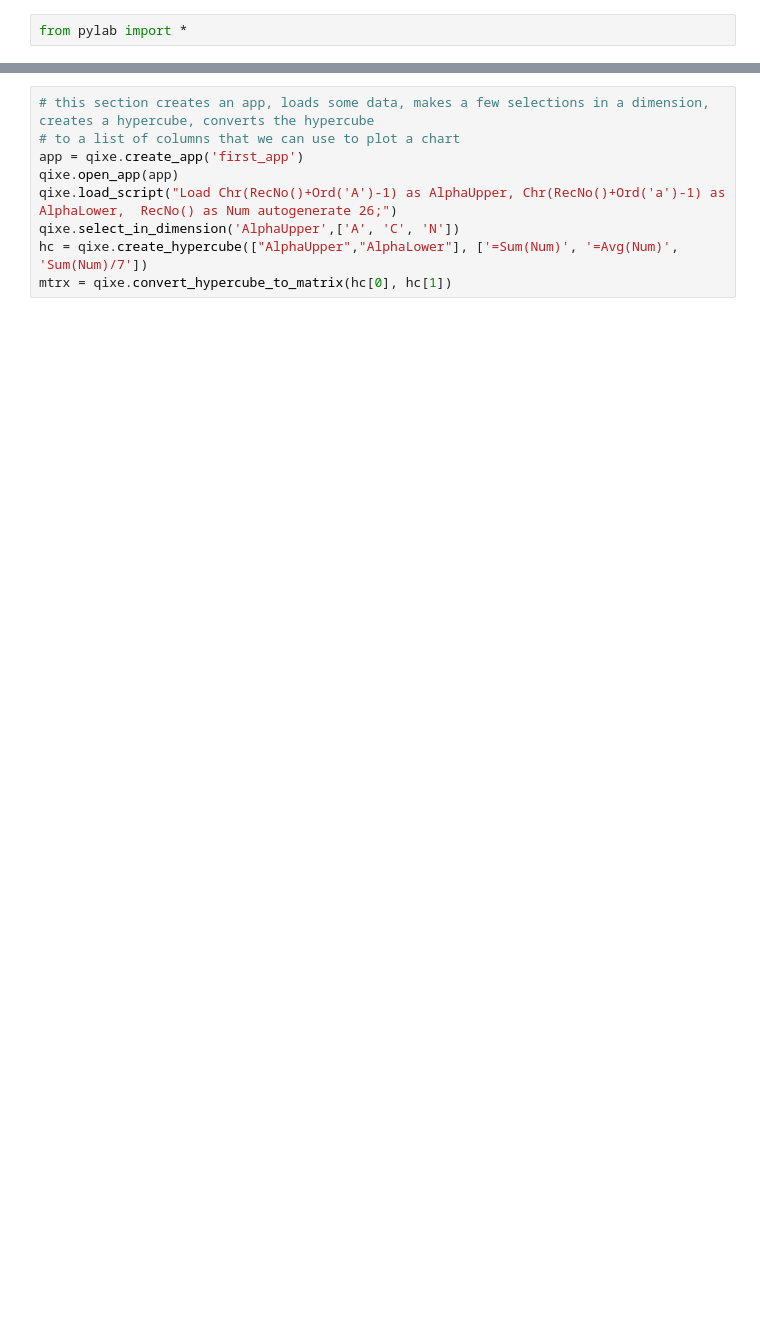
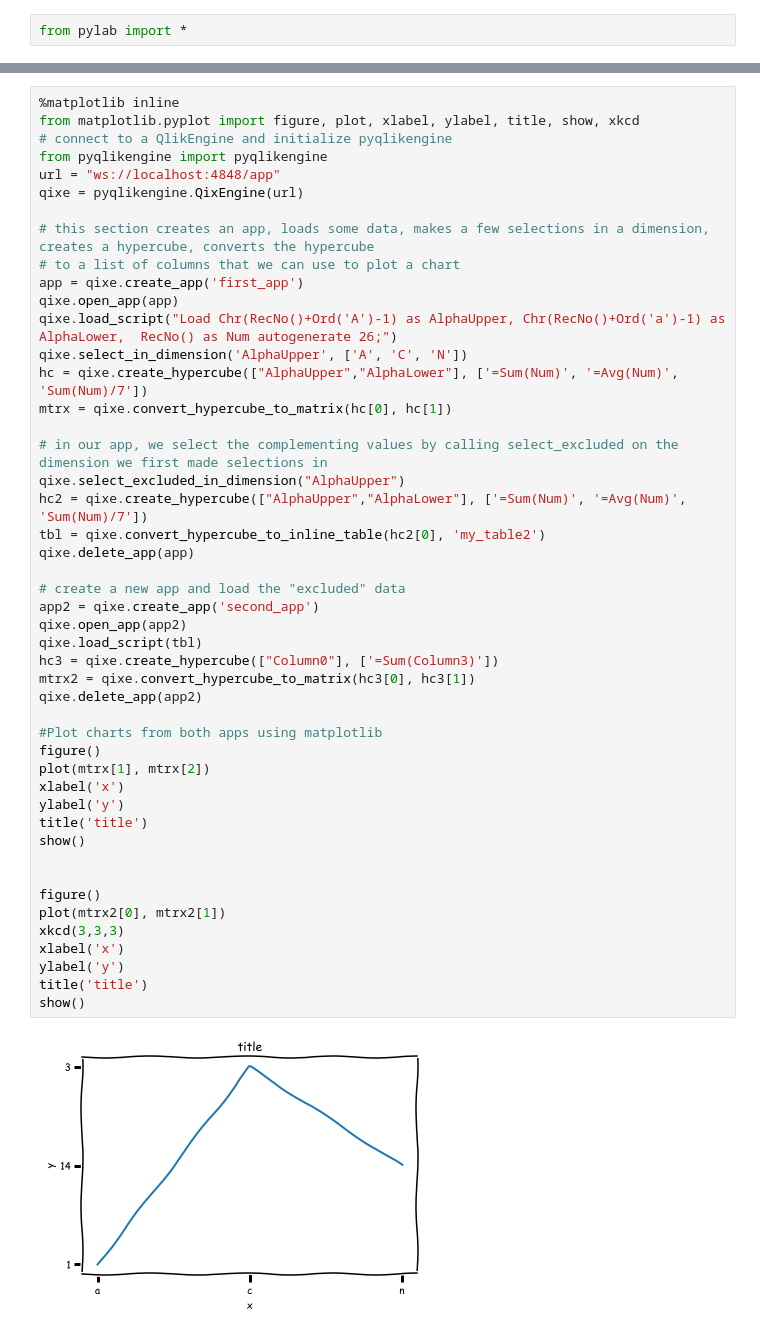
Before and after one commit to qliknln/PyQlikInJupyterNotebook, a Jupyter notebook: MatplotlibExample.ipynb, the cells around one changed output, grey strips where cells are left out. Drawn from its saved outputs; the diff is of its cells as text; blank space fills up the shorter version.

```diff
--- a/MatplotlibExample.ipynb
+++ b/MatplotlibExample.ipynb
@@ -12,9 +3,49 @@ qixe = pyqlikengine.QixEngine(url)
 # %%
+%matplotlib inline
+from matplotlib.pyplot import figure, plot, xlabel, ylabel, title, show, xkcd
+# connect to a QlikEngine and initialize pyqlikengine
+from pyqlikengine import pyqlikengine
+url = "ws://localhost:4848/app"
+qixe = pyqlikengine.QixEngine(url)
+
 # this section creates an app, loads some data, makes a few selections in a dimension, creates a hypercube, converts the hypercube
 # to a list of columns that we can use to plot a chart
 app = qixe.create_app('first_app')
 qixe.open_app(app)
 qixe.load_script("Load Chr(RecNo()+Ord('A')-1) as AlphaUpper, Chr(RecNo()+Ord('a')-1) as AlphaLower,  RecNo() as Num autogenerate 26;")
-qixe.select_in_dimension('AlphaUpper',['A', 'C', 'N'])
+qixe.select_in_dimension('AlphaUpper', ['A', 'C', 'N'])
 hc = qixe.create_hypercube(["AlphaUpper","AlphaLower"], ['=Sum(Num)', '=Avg(Num)', 'Sum(Num)/7'])
 mtrx = qixe.convert_hypercube_to_matrix(hc[0], hc[1])
+
+# in our app, we select the complementing values by calling select_excluded on the dimension we first made selections in
+qixe.select_excluded_in_dimension("AlphaUpper")
+hc2 = qixe.create_hypercube(["AlphaUpper","AlphaLower"], ['=Sum(Num)', '=Avg(Num)', 'Sum(Num)/7'])
+tbl = qixe.convert_hypercube_to_inline_table(hc2[0], 'my_table2')
+qixe.delete_app(app)
+
+# create a new app and load the "excluded" data
+app2 = qixe.create_app('second_app')
+qixe.open_app(app2)
+qixe.load_script(tbl)
+hc3 = qixe.create_hypercube(["Column0"], ['=Sum(Column3)'])
+mtrx2 = qixe.convert_hypercube_to_matrix(hc3[0], hc3[1])
+qixe.delete_app(app2)
+
+#Plot charts from both apps using matplotlib
+figure()
+plot(mtrx[1], mtrx[2])
+xlabel('x')
+ylabel('y')
+title('title')
+show()
+
+
+figure()
+plot(mtrx2[0], mtrx2[1])
+xkcd(3,3,3)
+xlabel('x')
+ylabel('y')
+title('title')
+show()
+# %% [output]
+[figure, added]
```
Also changed, not shown: parts of 8 cells of this notebook, 2 other files.
